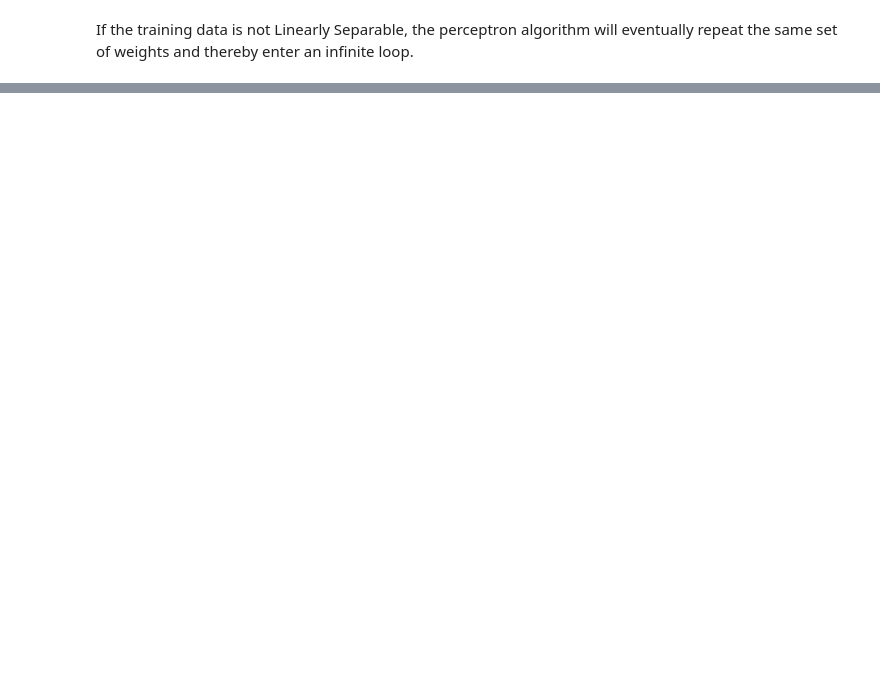
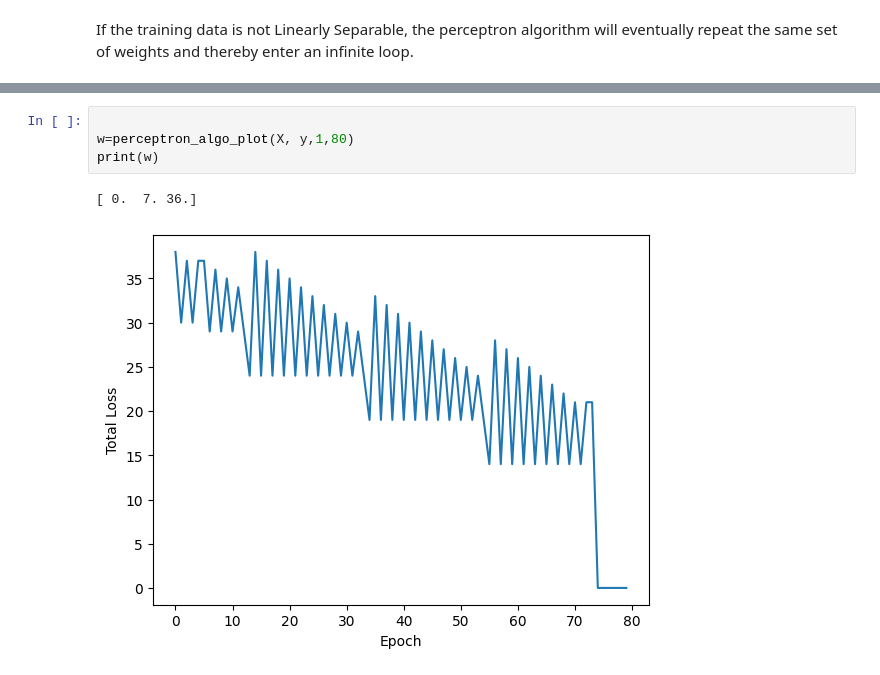
Before and after one commit to Manoj010104/FMML_Projects_and_Labs, a Jupyter notebook: AIML_Module_4_Lab_1_Perceptron.ipynb, the cells around one changed output, grey strips where cells are left out. Cells and saved outputs as stored; diff of their text form; blank space fills up the shorter version.

```diff
--- a/AIML_Module_4_Lab_1_Perceptron.ipynb
+++ b/AIML_Module_4_Lab_1_Perceptron.ipynb
@@ -152,0 +283,7 @@ If the training data is not Linearly Separable, the perceptron algorithm will ev
+# %%
+
+w=perceptron_algo_plot(X, y,1,80)
+print(w)
+# %% [output]
+[ 0.  7. 36.]
+[figure, added]
```
Also changed, not shown: parts of 20 cells of this notebook.
